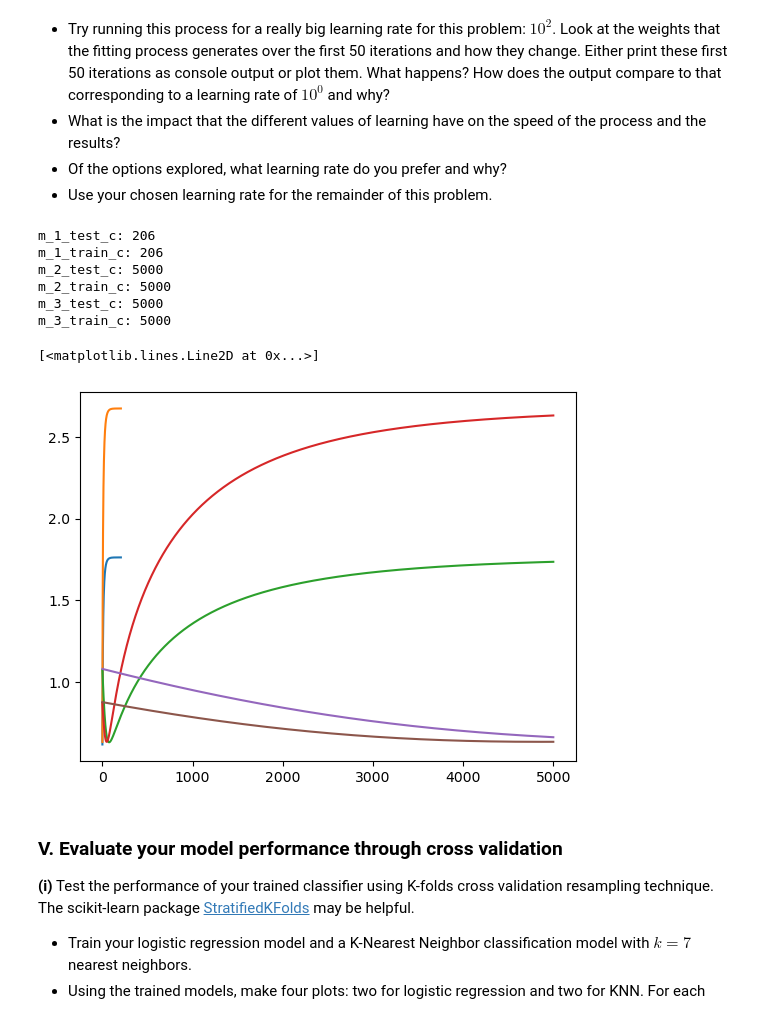
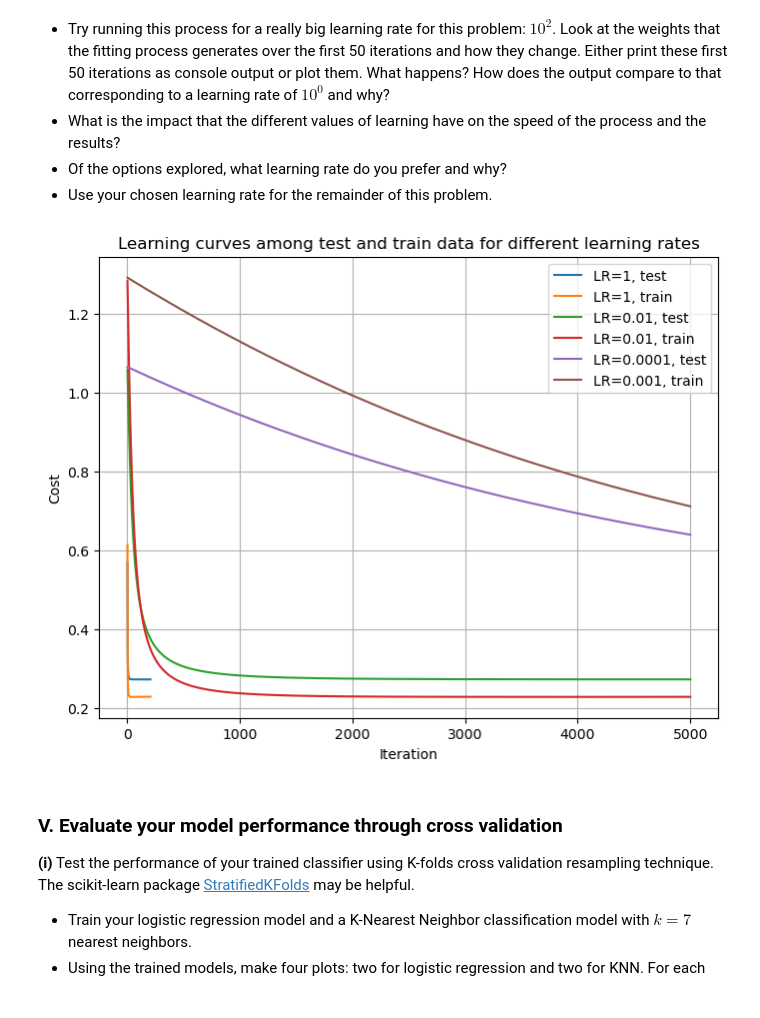
Before and after one commit to dani-jimlar/ML_assignments, a Jupyter notebook: a_3/Assignment_3.ipynb, the cells around one changed output. Drawn from its saved outputs; the diff is of its cells as text; code cells hidden in the pictures.

```diff
--- a/a_3/Assignment_3.ipynb
+++ b/a_3/Assignment_3.ipynb
@@ -257,7 +257,7 @@ class Logistic_regression:
     # Cost function for an input set of weights
     def cost(self, X, y, w):
         N = X.shape[1]
-        L = y * np.log(self.sigmoid(X, w)) + (1 - y) * np.log(self.sigmoid(X, w))
+        L = y * np.log(self.sigmoid(X, w)) + (1 - y) * np.log(1 - self.sigmoid(X, w))
         ce = -(1 / N) * np.sum(L)
         return ce
 
@@ -266,7 +266,7 @@ class Logistic_regression:
         # returns a scalar of the magnitude of the Euclidean norm
         #  of the change in the weights during one gradient descent step
         N = X.shape[1]
-        gd = -(1 / N) * (y - self.sigmoid(X, self.w)) @ X.T  # cambiar my_w por seld.w
+        gd = (-1 / N) * ((y - self.sigmoid(X, self.w)) @ X.T)  # cambiar my_w por seld.w
         me = np.linalg.norm(gd)
         self.w = self.w - (lr * gd).T
         return me
@@ -408,38 +389,30 @@ m_2_test_c = model_2_t.learning_curve(X_train, y_train)
 m_2_train_c = model_2_t.learning_curve(X_test, y_test)
 m_3_test_c = model_3_t.learning_curve(X_train, y_train)
 m_3_train_c = model_3_t.learning_curve(X_test, y_test)
-# %%
-print("m_1_test_c:", len(m_1_test_c))
-print("m_1_train_c:", len(m_1_train_c))
-print("m_2_test_c:", len(m_2_test_c))
-print("m_2_train_c:", len(m_2_train_c))
-print("m_3_test_c:", len(m_3_test_c))
-print("m_3_train_c:", len(m_3_train_c))
-# %% [output]
-m_1_test_c: 206
-m_1_train_c: 206
-m_2_test_c: 5000
-m_2_train_c: 5000
-m_3_test_c: 5000
-m_3_train_c: 5000
 # %%
 import matplotlib.pyplot as plt
 
 x_values_1 = range(1, len(m_1_test_c) + 1)
 x_values_2 = range(1, len(m_2_test_c) + 1)
 x_values_3 = range(1, len(m_3_test_c) + 1)
 
+plt.figure(figsize=(8, 6))
+# Plot the curves
+plt.plot(x_values_1, m_1_test_c, label="LR=1, test")
+plt.plot(x_values_1, m_1_train_c, label="LR=1, train")
+plt.plot(x_values_2, m_2_test_c, label="LR=0.01, test")
+plt.plot(x_values_2, m_2_train_c, label="LR=0.01, train")
+plt.plot(x_values_3, m_3_test_c, label="LR=0.0001, test")
+plt.plot(x_values_3, m_3_train_c, label="LR=0.001, train")
 
-# Plot the curves
-plt.plot(x_values_1, m_1_test_c, label="m_1_test_c")
-plt.plot(x_values_1, m_1_train_c, label="m_1_train_c")
-plt.plot(x_values_2, m_2_test_c, label="m_2_test_c")
-plt.plot(x_values_2, m_2_train_c, label="m_2_train_c")
-plt.plot(x_values_3, m_3_test_c, label="m_3_test_c")
-plt.plot(x_values_3, m_3_train_c, label="m_3_train_c")
+plt.title("Learning curves among test and train data for different learning rates")
+plt.xlabel("Iteration")
+plt.ylabel("Cost")
+plt.legend()
+plt.grid(True)
+plt.show()
 # %% [output]
-[<matplotlib.lines.Line2D at 0x...>]
-[figure, old version]
+[figure, new version]
 # %% [markdown]
 ### V. Evaluate your model performance through cross validation
 
```
Also changed, not shown: parts of 1 cell of this notebook.
